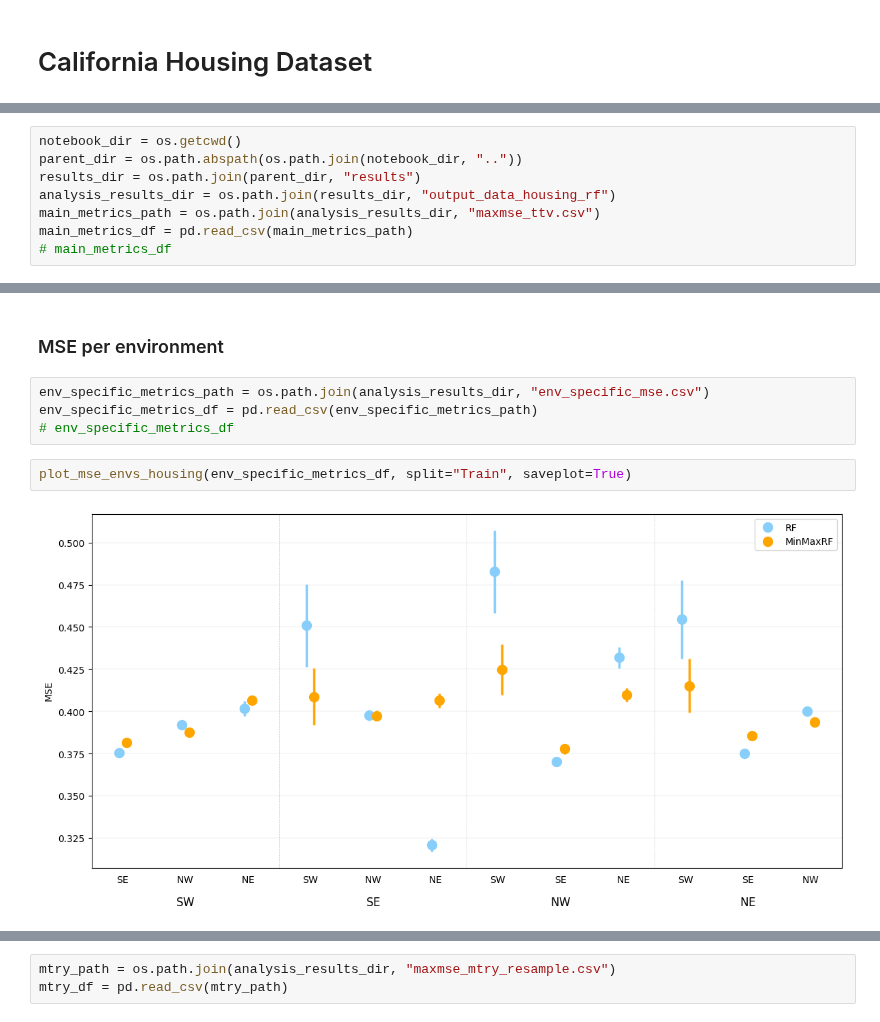
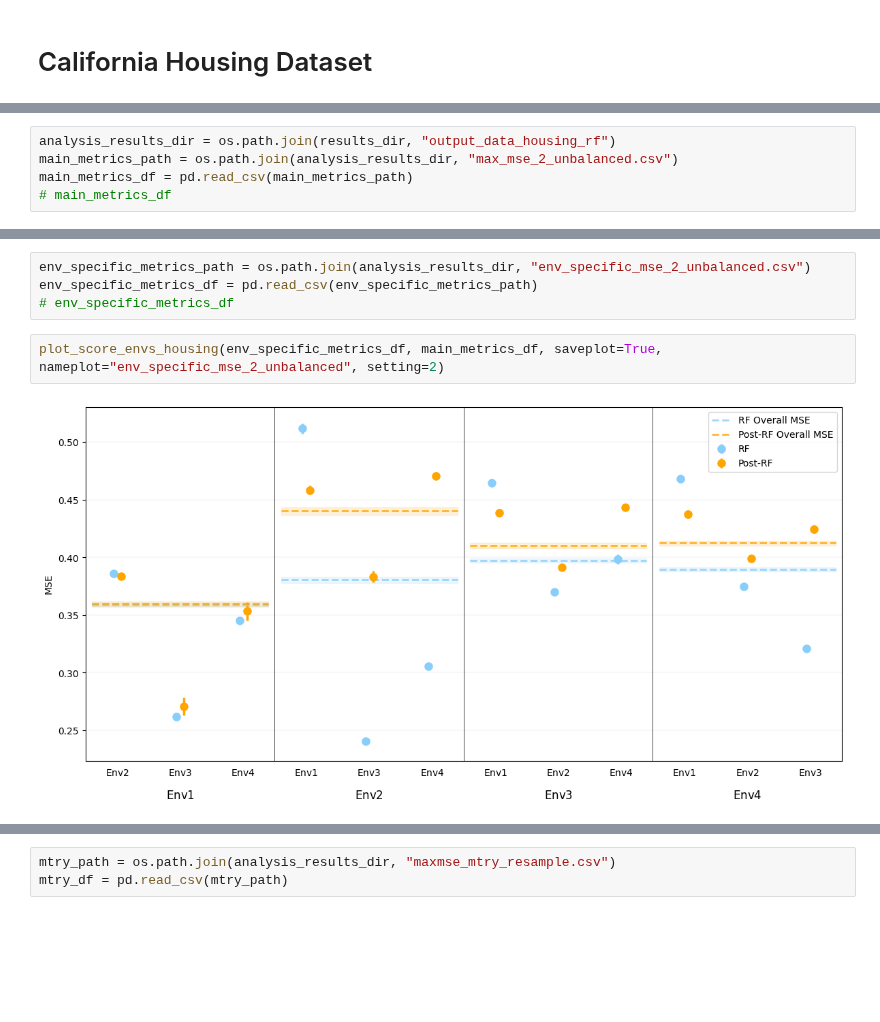
Before and after one commit to francescofreni/nldg, a Jupyter notebook: experiments/results_rf.ipynb, the cells around one changed output, grey strips where cells are left out. Drawn from its saved outputs; the diff is of its cells as text; blank space fills up the shorter version.

Commit message:
Updated environments results

```diff
--- a/experiments/results_rf.ipynb
+++ b/experiments/results_rf.ipynb
@@ -128,9 +113,6 @@ plot_max_mse_msl(max_mse_msl_df, saveplot=True)
 # %%
-notebook_dir = os.getcwd()
-parent_dir = os.path.abspath(os.path.join(notebook_dir, ".."))
-results_dir = os.path.join(parent_dir, "results")
 analysis_results_dir = os.path.join(results_dir, "output_data_housing_rf")
-main_metrics_path = os.path.join(analysis_results_dir, "maxmse_ttv.csv")
+main_metrics_path = os.path.join(analysis_results_dir, "max_mse_2_unbalanced.csv")
 main_metrics_df = pd.read_csv(main_metrics_path)
 # main_metrics_df
 # %%
@@ -148,11 +122,9 @@ plot_max_mse_housing(main_metrics_df, metric="Val_maxMSE", saveplot=True, namepl
-# %% [markdown]
-### MSE per environment
 # %%
-env_specific_metrics_path = os.path.join(analysis_results_dir, "env_specific_mse.csv")
+env_specific_metrics_path = os.path.join(analysis_results_dir, "env_specific_mse_2_unbalanced.csv")
 env_specific_metrics_df = pd.read_csv(env_specific_metrics_path)
 # env_specific_metrics_df
 # %%
-plot_mse_envs_housing(env_specific_metrics_df, split="Train", saveplot=True)
+plot_score_envs_housing(env_specific_metrics_df, main_metrics_df, saveplot=True, nameplot="env_specific_mse_2_unbalanced", setting=2)
 # %% [output]
-[figure, old version]
+[figure, new version]
 # %%
```
Also changed, not shown: parts of 32 cells of this notebook, 1 other file.
